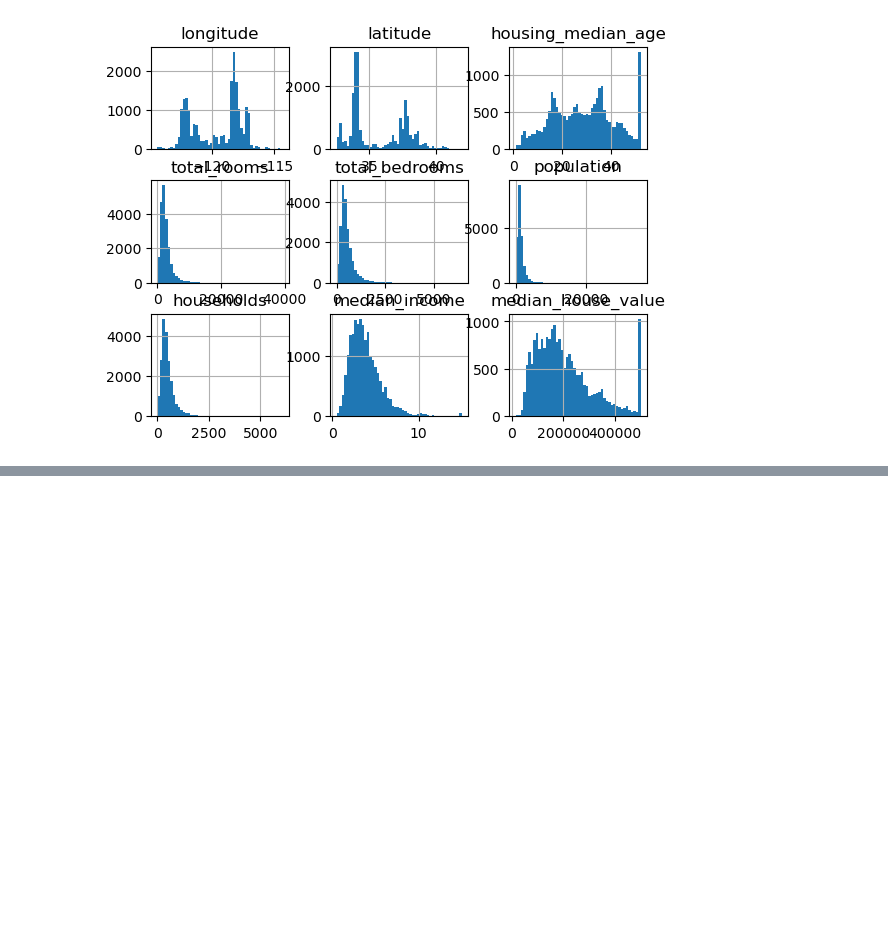
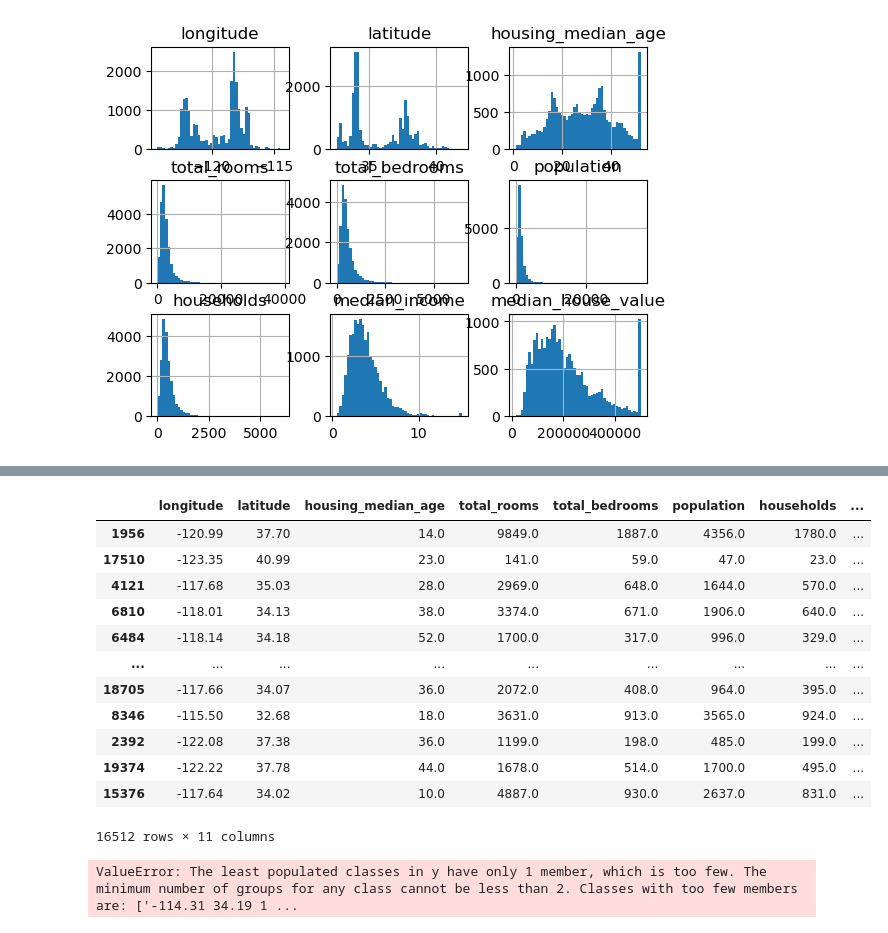
Before and after one commit to aditya-raj-bhakta/ml, a Jupyter notebook: houses.ipynb, the cells around one changed output, grey strips where cells are left out. Cells and saved outputs as stored; diff of their text form; code cells hidden in the pictures; blank space fills up the shorter version.

```diff
--- a/houses.ipynb
+++ b/houses.ipynb
@@ -52,0 +78,9 @@ array([[<Axes: title={'center': 'longitude'}>,
+# %%
+import math
+def shuffle_split(data,ratio):
+    shuffled_indices=np.random.permutation(len(data))
+    split=math.floor(len(data)*ratio)
+    train_indices=shuffled_indices[split:]
+    test_indices=shuffled_indices[:split]
+    return data.iloc[train_indices],data.iloc[test_indices]
+train,test=shuffle_split(df,0.2)
@@ -52,0 +107,50 @@ array([[<Axes: title={'center': 'longitude'}>,
+# %%
+df2 = df.copy()
+df2["house_cat"] = pd.cut(
+    df2["median_house_value"],
+    bins=[0, 100000, 200000, 300000, 400000, float("inf")],
+    labels=[1, 2, 3, 4, 5],
+)
+df2 = df2.dropna(subset=["house_cat"])
+from sklearn.model_selection import StratifiedShuffleSplit
+split = StratifiedShuffleSplit(n_splits=1, test_size=0.2, random_state=42)
+for train_index, test_index in split.split(df2, df2["house_cat"]):
+    train = df2.iloc[train_index]
+    test = df2.iloc[test_index]
+train
+# %% [output]
+|  | longitude | latitude | housing_median_age | total_rooms | total_bedrooms | population | households | ... |
+| 1956 | -120.99 | 37.70 | 14.0 | 9849.0 | 1887.0 | 4356.0 | 1780.0 | ... |
+| 17510 | -123.35 | 40.99 | 23.0 | 141.0 | 59.0 | 47.0 | 23.0 | ... |
+| 4121 | -117.68 | 35.03 | 28.0 | 2969.0 | 648.0 | 1644.0 | 570.0 | ... |
+| 6810 | -118.01 | 34.13 | 38.0 | 3374.0 | 671.0 | 1906.0 | 640.0 | ... |
+| 6484 | -118.14 | 34.18 | 52.0 | 1700.0 | 317.0 | 996.0 | 329.0 | ... |
+| ... | ... | ... | ... | ... | ... | ... | ... | ... |
+| 18705 | -117.66 | 34.07 | 36.0 | 2072.0 | 408.0 | 964.0 | 395.0 | ... |
+| 8346 | -115.50 | 32.68 | 18.0 | 3631.0 | 913.0 | 3565.0 | 924.0 | ... |
+| 2392 | -122.08 | 37.38 | 36.0 | 1199.0 | 198.0 | 485.0 | 199.0 | ... |
+| 19374 | -122.22 | 37.78 | 44.0 | 1678.0 | 514.0 | 1700.0 | 495.0 | ... |
+| 15376 | -117.64 | 34.02 | 10.0 | 4887.0 | 930.0 | 2637.0 | 831.0 | ... |
+16512 rows × 11 columns
+# %%
+
+df2=df.copy()
+df2["house_cat"] = pd.cut(
+    df2["median_house_value"],
+    bins=[0, 100000, 200000, 300000, 400000, float("inf")],
+    labels=[1,2,3,4,5]
+)
+df2 = df2.dropna()
+from sklearn.model_selection import StratifiedShuffleSplit
+split=StratifiedShuffleSplit(
+    n_splits=4,
+    test_size=0.2,
+    random_state=42
+)
+x=df2["median_house_value"]
+y=df2.drop("median_house_value",axis=1)
+for train_index,test_index in split.split(x,y):
+    train=df2.loc[train_index]
+    test=df2.loc[test_index]
+# %% [output]
+ValueError: The least populated classes in y have only 1 member, which is too few. The minimum number of groups for any class cannot be less than 2. Classes with too few members are: ['-114.31 34.19 1 ...
```
Also changed, not shown: parts of 4 cells of this notebook.
